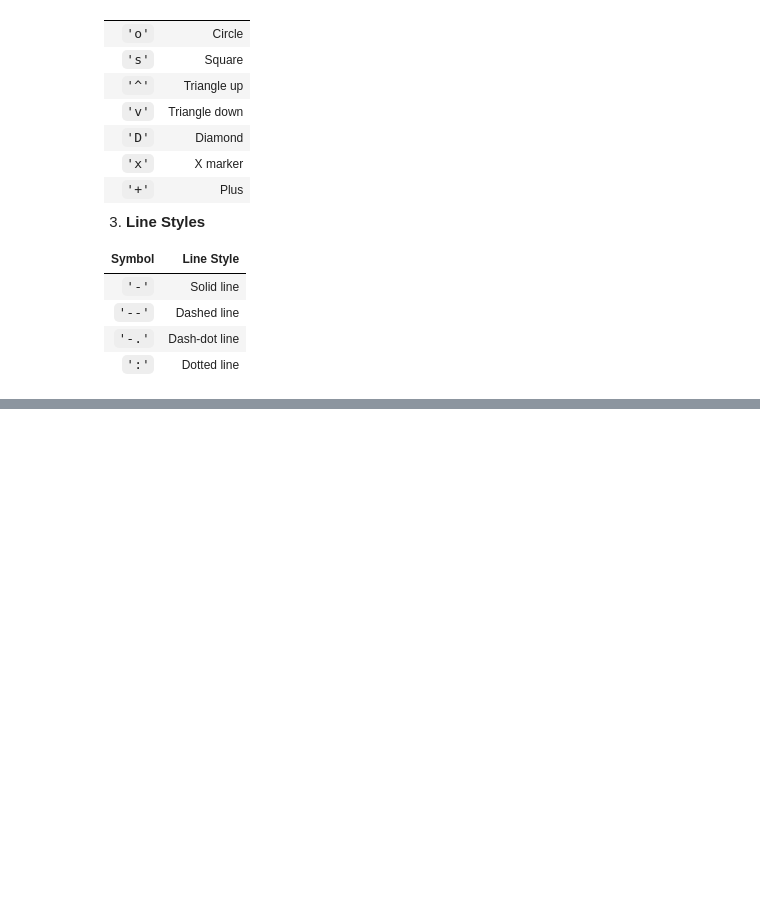
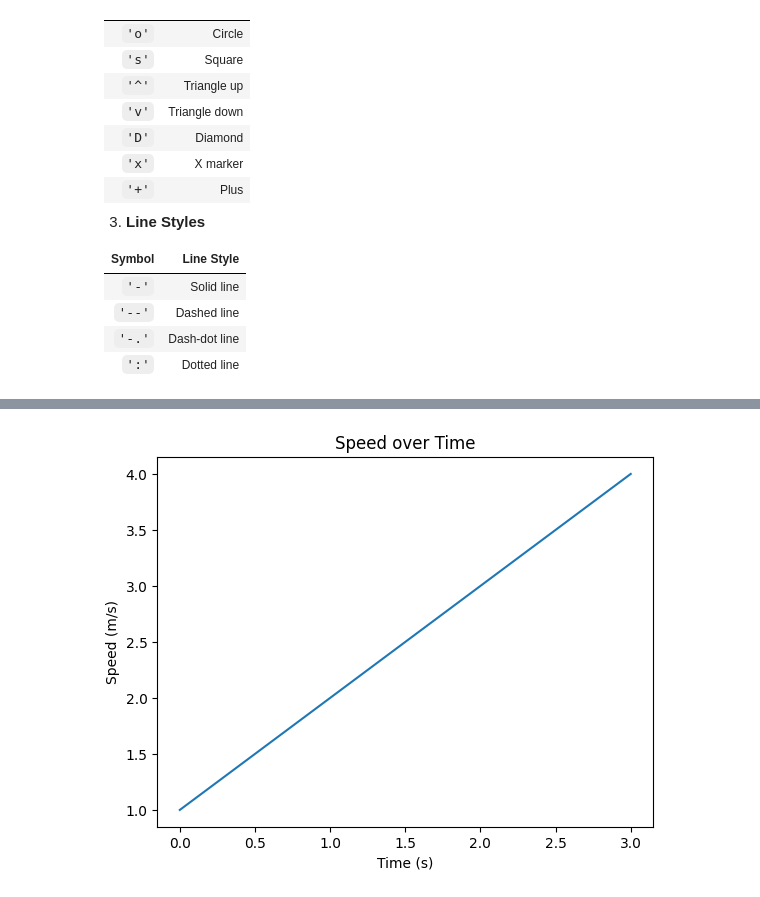
Before and after one commit to f-ckyou/pandas, a Jupyter notebook: pd-9/1_matplotlib_API_primer.ipynb, the cells around one changed output, grey strips where cells are left out. Cells and saved outputs as stored; diff of their text form; code cells hidden in the pictures; blank space fills up the shorter version.

```diff
--- a/pd-9/1_matplotlib_API_primer.ipynb
+++ b/pd-9/1_matplotlib_API_primer.ipynb
@@ -271,0 +295,8 @@ ax.legend()
+# %%
+plt.plot([1, 2, 3, 4])
+plt.xlabel('Time (s)')
+plt.ylabel('Speed (m/s)')
+plt.title('Speed over Time')
+plt.show()
+# %% [output]
+[figure, added]
```
Also changed, not shown: parts of 14 cells of this notebook.
